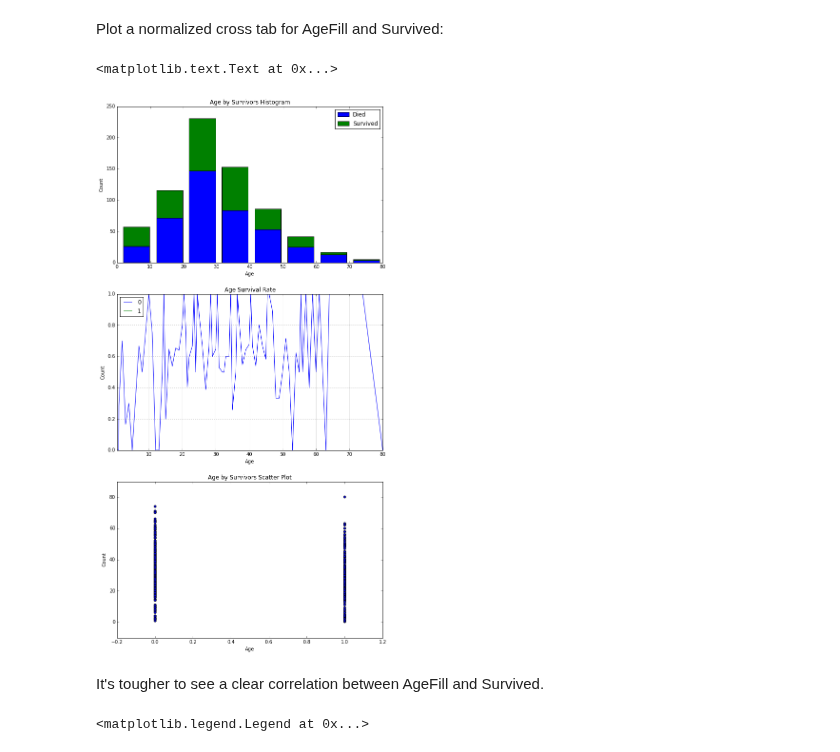
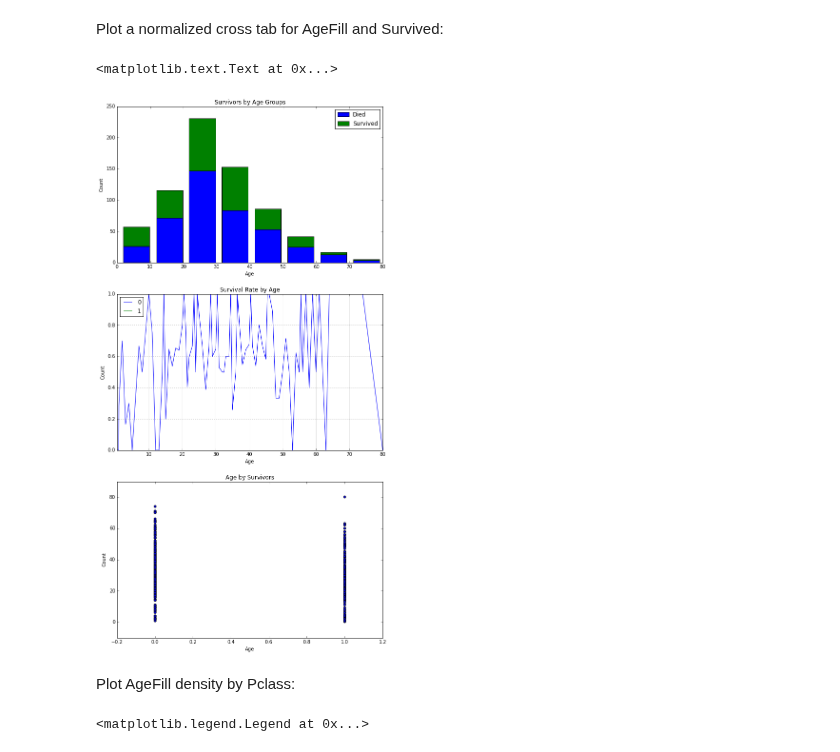
Before and after one commit to donnemartin/data-science-ipython-notebooks, a Jupyter notebook: kaggle/titanic.ipynb, the cells around one changed output. Cells and saved outputs as stored; diff of their text form; code cells hidden in the pictures.

```diff
--- a/kaggle/titanic.ipynb
+++ b/kaggle/titanic.ipynb
@@ -519,34 +504,34 @@ Plot a normalized cross tab for AgeFill and Survived:
 # %%
 fig, axes = plt.subplots(3, 1, figsize=(10, 20))
 
 # Histogram of AgeFill segmented by Survived
 df1 = df[df['Survived'] == 0]['Age']
 df2 = df[df['Survived'] == 1]['Age']
 axes[0].hist([df1, df2], bins=max_age / 10, range=(1, max_age), stacked=True)
 axes[0].legend(('Died', 'Survived'), loc='best')
-axes[0].set_title('Age Gruby Survivors Histogram')
+axes[0].set_title('Survivors by Age Groups')
 axes[0].set_xlabel('Age')
 axes[0].set_ylabel('Count')
 
 # Plot a normalized cross tab for AgeFill and Survived
 age_fill_xt = pd.crosstab(df['AgeFill'], df['Survived'])
 age_fill_xt_pct = age_fill_xt.div(age_fill_xt.sum(1).astype(float), axis=0)
 age_fill_xt_pct.plot(ax=axes[1], stacked=True)
 axes[1].legend(loc='best')
-axes[1].set_title('Age Survival Rate')
+axes[1].set_title('Survival Rate by Age')
 axes[1].set_xlabel('Age')
 axes[1].set_ylabel('Count')
 
 # Scatter plot Survived and AgeFil
 axes[2].scatter(df['Survived'], df['AgeFill'])
-axes[2].set_title('Age by Survivors Scatter Plot')
+axes[2].set_title('Age by Survivors')
 axes[2].set_xlabel('Age')
 axes[2].set_ylabel('Count')
 # %% [output]
 <matplotlib.text.Text at 0x...>
-[figure, old version]
+[figure, new version]
-# %% [markdown]
-It's tougher to see a clear correlation between AgeFill and Survived.
+# %% [markdown]
+Plot AgeFill density by Pclass:
 # %%
 for pclass in passenger_classes:
     df.AgeFill[df.Pclass == pclass].plot(kind='kde')
```
Also changed, not shown: parts of 24 cells of this notebook.
